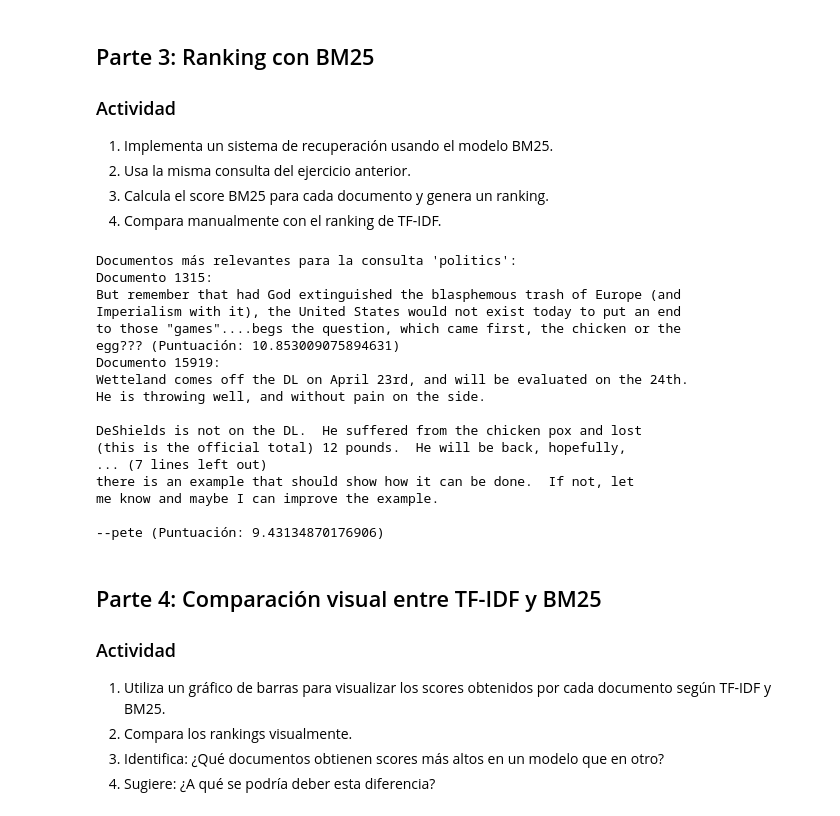
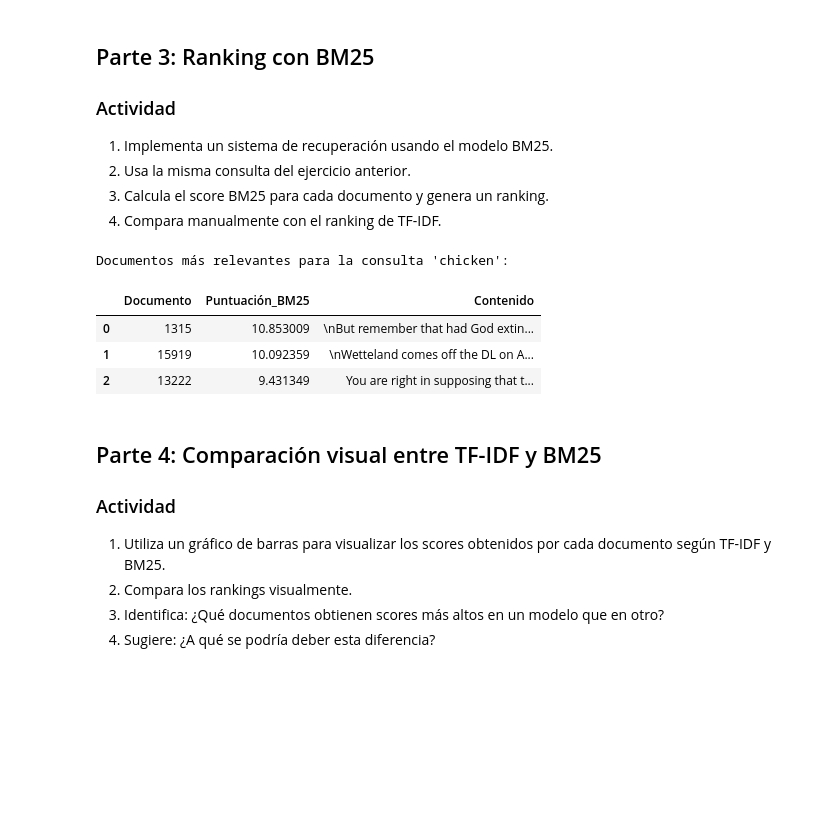
Before and after one commit to StevenErazoLaguna/Recuperaci-n-de-informaci-n, a Jupyter notebook: Tarea04/04bm25.ipynb, the cells around one changed output. Saved outputs shown, nothing was run; the diff lists cells and outputs as text; code cells hidden in the pictures; blank space fills up the shorter version.

```diff
--- a/Tarea04/04bm25.ipynb
+++ b/Tarea04/04bm25.ipynb
@@ -183,42 +183,40 @@ Documentos más similares a la query 'chicken':
 3. Calcula el score BM25 para cada documento y genera un ranking.
 4. Compara manualmente con el ranking de TF-IDF.
 # %%
-#Implementar un sistema de recuperacion usando el modelo BM25
 from rank_bm25 import BM25Okapi
+import pandas as pd
 
 # Tokenizar el corpus limpio
 tokenized_corpus = [doc.split() for doc in corpus_limpio]
+
 # Crear el modelo BM25
 bm25 = BM25Okapi(tokenized_corpus)
-# Consultas de ejemplo
-queries = ["chicken"]
-# Calcular puntuaciones BM25 para cada consulta
-tokenized_query = queries
+
+# Definir consulta de ejemplo
+consulta = "chicken"
+tokenized_query = consulta.split()
+
+# Calcular puntuaciones BM25 para la consulta
 scores = bm25.get_scores(tokenized_query)
-# Mostrar los documentos más relevantes para la consulta
-top_indices = scores.argsort()[::-1][:3]  # Top 5 documentos
-print(f"Documentos más relevantes para la consulta '{query}':")
-for idx in top_indices:
-	print(f"Documento {idx}: {newsgroupsdocs[idx]} (Puntuación: {scores[idx]})")
-print("\n")  # Nueva línea para separar consultas
+
+# Obtener los índices de los 3 documentos más relevantes
+top_indices = scores.argsort()[::-1][:3]
+
+# Construir un DataFrame con la información de los documentos seleccionados
+df_bm25 = pd.DataFrame({
+    "Documento": top_indices,
+    "Puntuación_BM25": scores[top_indices],
+    "Contenido": [newsgroupsdocs[i] for i in top_indices]
+})
+
+print(f"Documentos más relevantes para la consulta '{consulta}':")
+display(df_bm25)
 # %% [output]
-Documentos más relevantes para la consulta 'politics':
-Documento 1315:
-But remember that had God extinguished the blasphemous trash of Europe (and
-Imperialism with it), the United States would not exist today to put an end
-to those "games"....begs the question, which came first, the chicken or the
-egg??? (Puntuación: 10.853009075894631)
-Documento 15919:
-Wetteland comes off the DL on April 23rd, and will be evaluated on the 24th.
-He is throwing well, and without pain on the side.
-
-DeShields is not on the DL.  He suffered from the chicken pox and lost
-(this is the official total) 12 pounds.  He will be back, hopefully,
-... (7 lines left out)
-there is an example that should show how it can be done.  If not, let
-me know and maybe I can improve the example.
-
---pete (Puntuación: 9.43134870176906)
+Documentos más relevantes para la consulta 'chicken':
+|  | Documento | Puntuación_BM25 | Contenido |
+| 0 | 1315 | 10.853009 | \nBut remember that had God extin... |
+| 1 | 15919 | 10.092359 | \nWetteland comes off the DL on A... |
+| 2 | 13222 | 9.431349 | You are right in supposing that t... |
 # %% [markdown]
 ## Parte 4: Comparación visual entre TF-IDF y BM25
 
```
Also changed, not shown: parts of 3 cells of this notebook.
